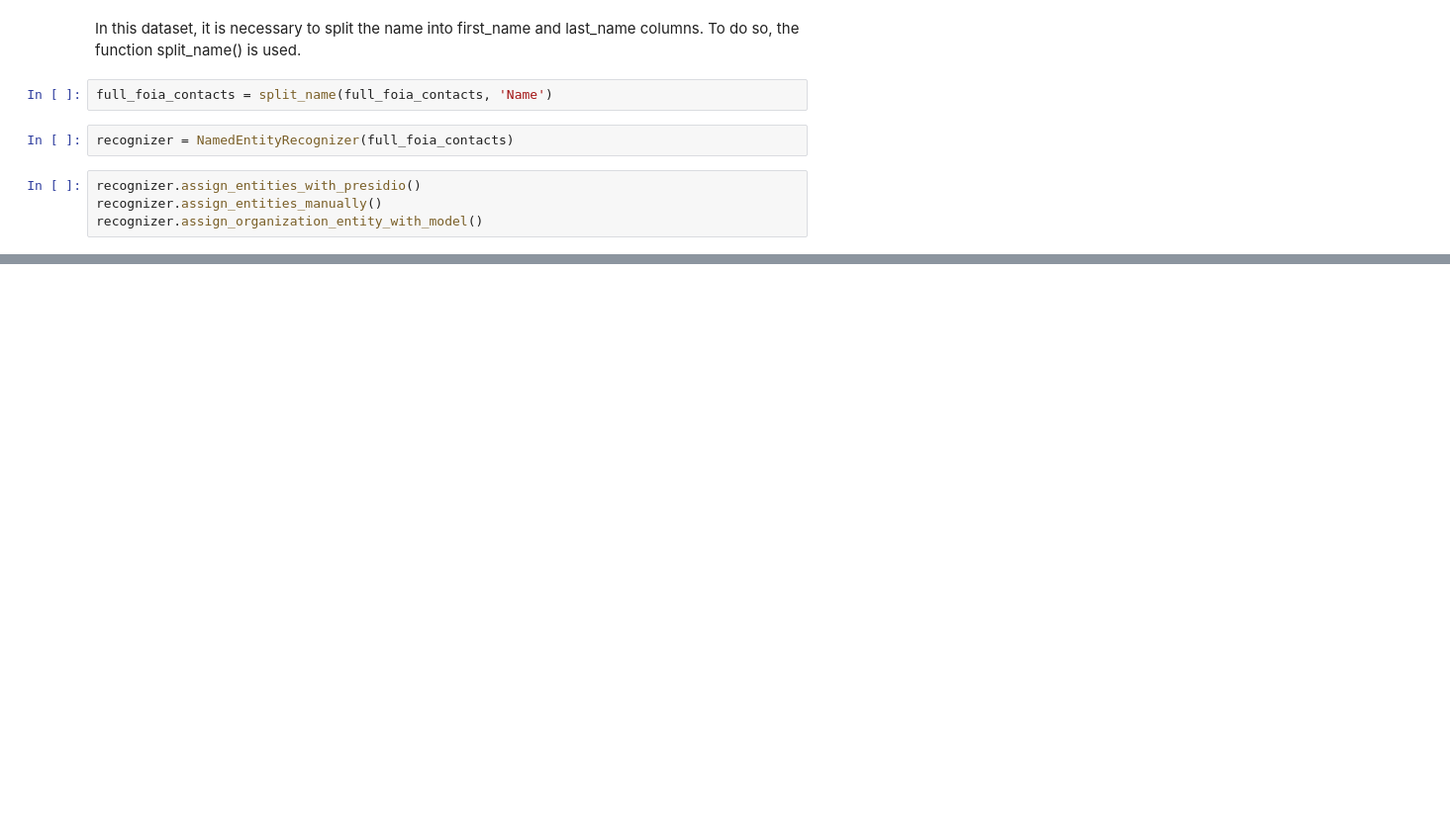
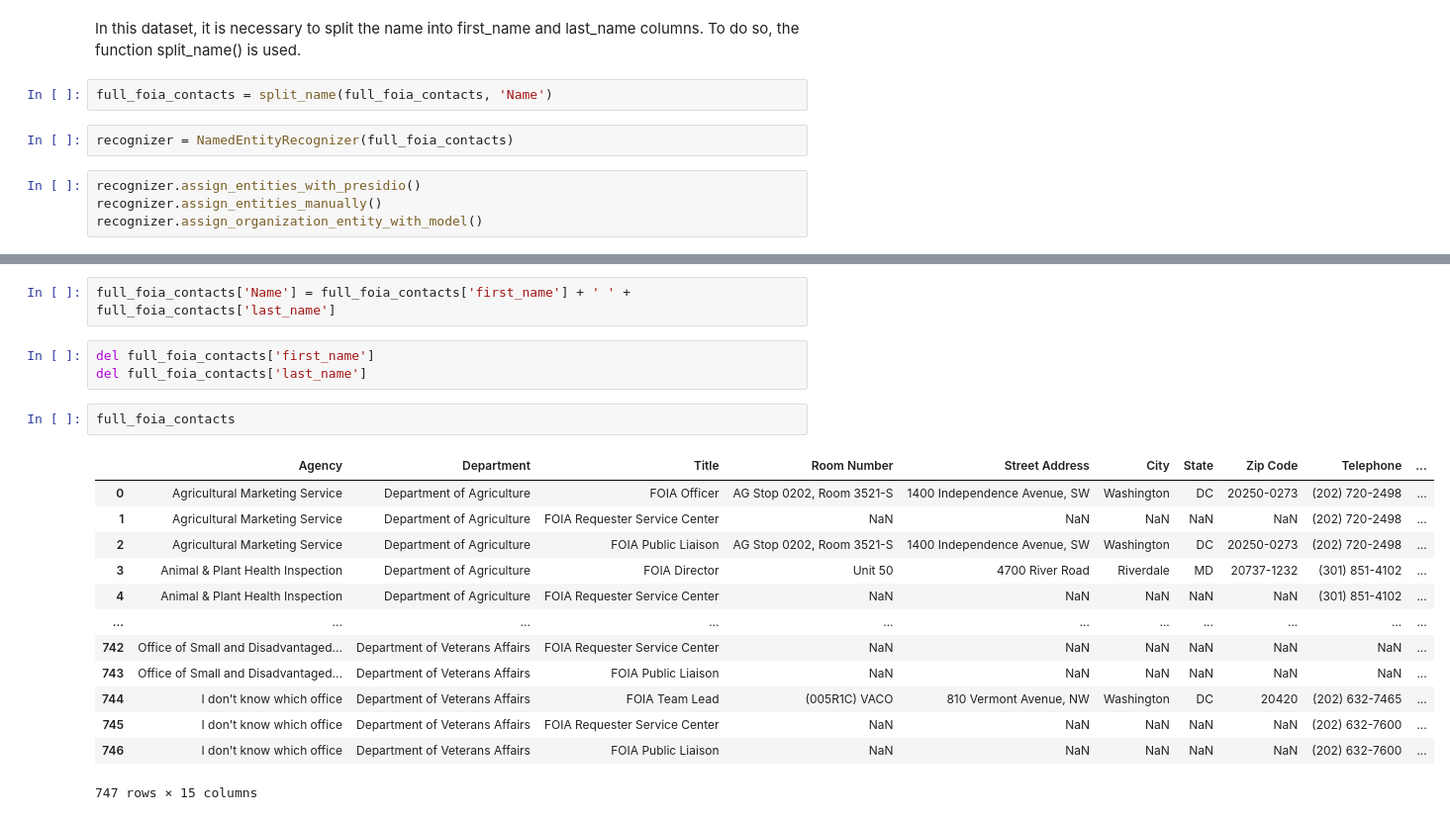
Before and after one commit to Clearbox-AI/nerpii, a Jupyter notebook: notebooks/example_notebook.ipynb, the cells around one changed output, grey strips where cells are left out. Shown at 99% size. Drawn from its saved outputs; the diff is of its cells as text; blank space fills up the shorter version.

```diff
--- a/notebooks/example_notebook.ipynb
+++ b/notebooks/example_notebook.ipynb
@@ -150,0 +197,21 @@ Column Notes not synthesized.
+# %%
+full_foia_contacts['Name'] = full_foia_contacts['first_name'] + ' ' + full_foia_contacts['last_name']
+# %%
+del full_foia_contacts['first_name']
+del full_foia_contacts['last_name']
+# %%
+full_foia_contacts
+# %% [output]
+|  | Agency | Department | Title | Room Number | Street Address | City | State | Zip Code | Telephone | ... |
+| 0 | Agricultural Marketing Service | Department of Agriculture | FOIA Officer | AG Stop 0202, Room 3521-S | 1400 Independence Avenue, SW | Washington | DC | 20250-0273 | (202) 720-2498 | ... |
+| 1 | Agricultural Marketing Service | Department of Agriculture | FOIA Requester Service Center | NaN | NaN | NaN | NaN | NaN | (202) 720-2498 | ... |
+| 2 | Agricultural Marketing Service | Department of Agriculture | FOIA Public Liaison | AG Stop 0202, Room 3521-S | 1400 Independence Avenue, SW | Washington | DC | 20250-0273 | (202) 720-2498 | ... |
+| 3 | Animal & Plant Health Inspection | Department of Agriculture | FOIA Director | Unit 50 | 4700 River Road | Riverdale | MD | 20737-1232 | (301) 851-4102 | ... |
+| 4 | Animal & Plant Health Inspection | Department of Agriculture | FOIA Requester Service Center | NaN | NaN | NaN | NaN | NaN | (301) 851-4102 | ... |
+| ... | ... | ... | ... | ... | ... | ... | ... | ... | ... | ... |
+| 742 | Office of Small and Disadvantaged... | Department of Veterans Affairs | FOIA Requester Service Center | NaN | NaN | NaN | NaN | NaN | NaN | ... |
+| 743 | Office of Small and Disadvantaged... | Department of Veterans Affairs | FOIA Public Liaison | NaN | NaN | NaN | NaN | NaN | NaN | ... |
+| 744 | I don't know which office | Department of Veterans Affairs | FOIA Team Lead | (005R1C) VACO | 810 Vermont Avenue, NW | Washington | DC | 20420 | (202) 632-7465 | ... |
+| 745 | I don't know which office | Department of Veterans Affairs | FOIA Requester Service Center | NaN | NaN | NaN | NaN | NaN | (202) 632-7600 | ... |
+| 746 | I don't know which office | Department of Veterans Affairs | FOIA Public Liaison | NaN | NaN | NaN | NaN | NaN | (202) 632-7600 | ... |
+747 rows × 15 columns
```
Also changed, not shown: parts of 10 cells of this notebook, 1 other file.
